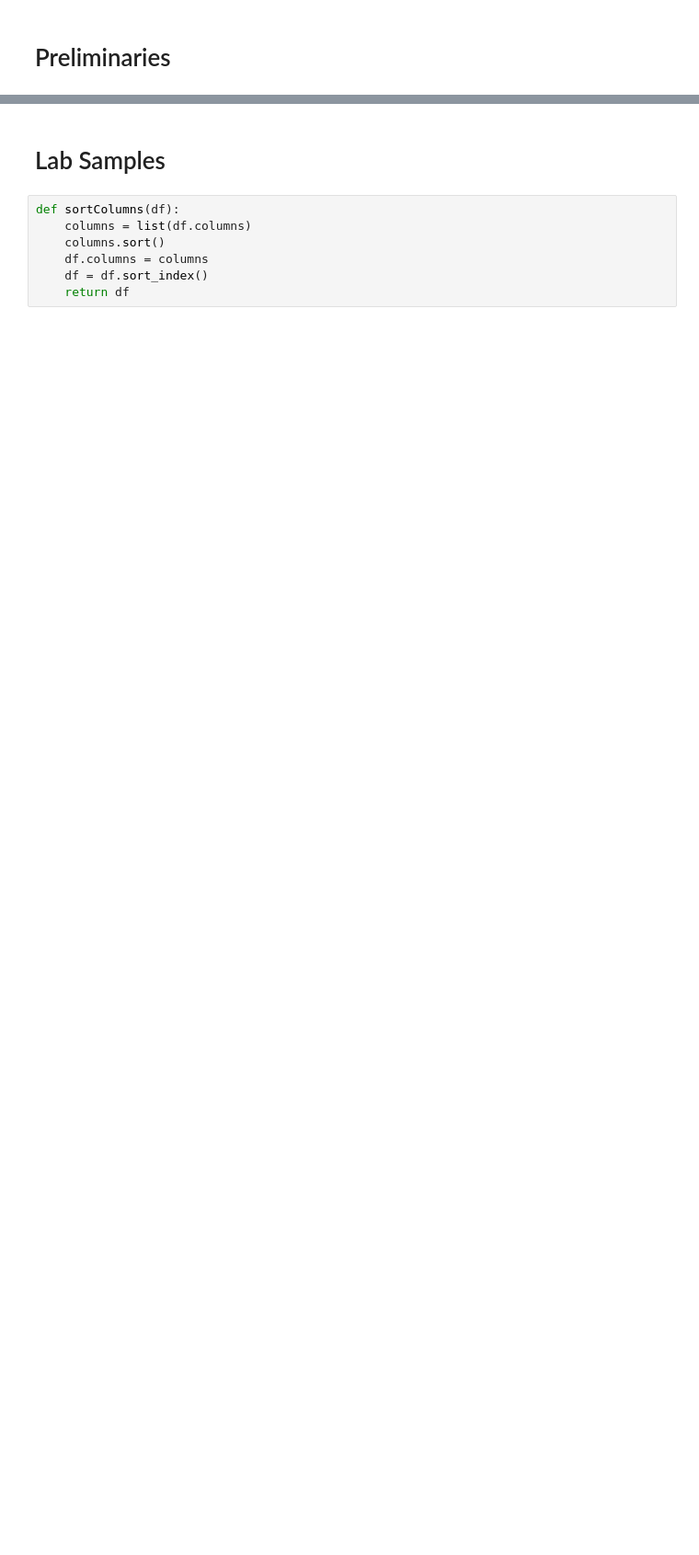
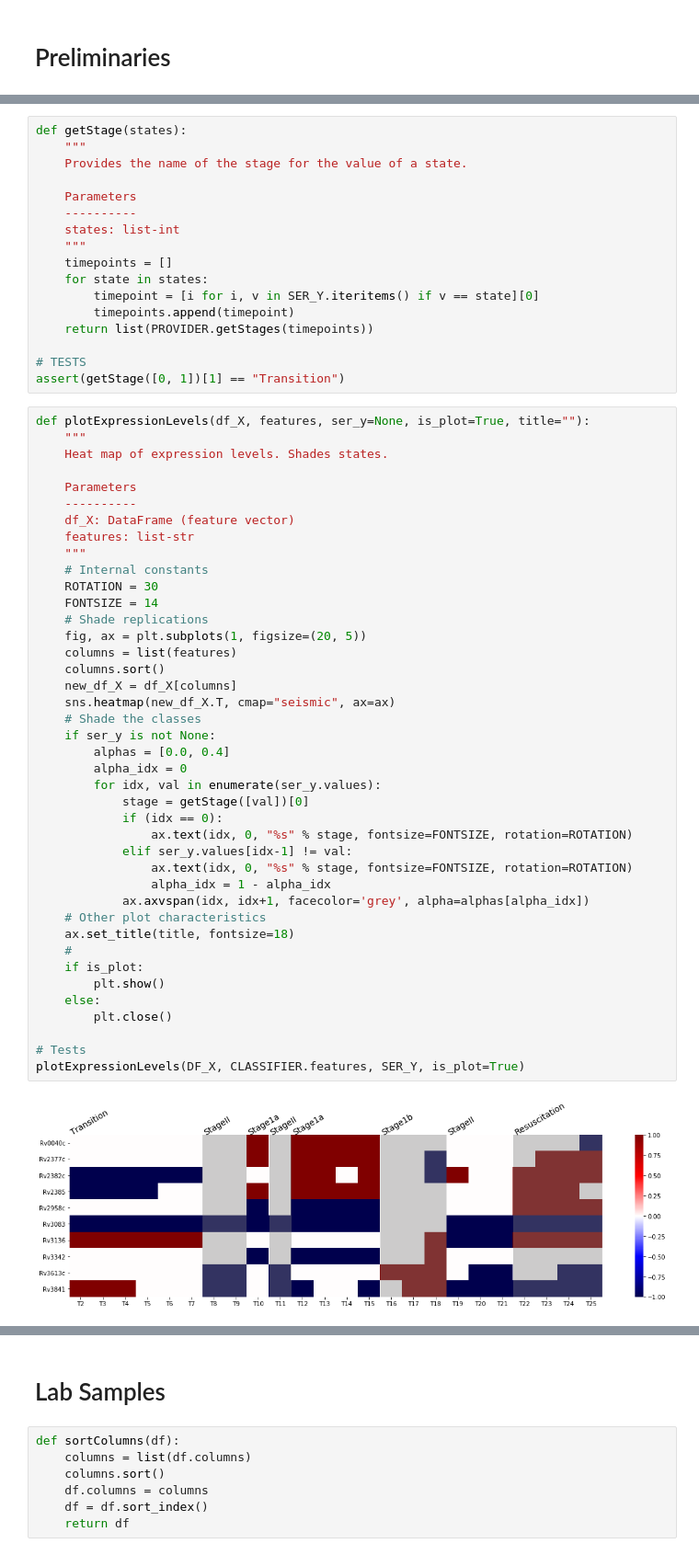
Before and after one commit to uwescience/xstate, a Jupyter notebook: notebooks/Classification of Lab Samples.ipynb, the cells around one changed output, grey strips where cells are left out. Shown at 92% size. Drawn from its saved outputs; the diff is of its cells as text; blank space fills up the shorter version.

Commit message:
Provide access to stage names

```diff
--- a/notebooks/Classification of Lab Samples.ipynb
+++ b/notebooks/Classification of Lab Samples.ipynb
@@ -28 +64,61 @@ from sklearn.model_selection import cross_val_score
+# %%
+def getStage(states):
+    """
+    Provides the name of the stage for the value of a state.
+
+    Parameters
+    ----------
+    states: list-int
+    """
+    timepoints = []
+    for state in states:
+        timepoint = [i for i, v in SER_Y.iteritems() if v == state][0]
+        timepoints.append(timepoint)
+    return list(PROVIDER.getStages(timepoints))
+
+# TESTS
+assert(getStage([0, 1])[1] == "Transition")
+# %%
+def plotExpressionLevels(df_X, features, ser_y=None, is_plot=True, title=""):
+    """
+    Heat map of expression levels. Shades states.
+
+    Parameters
+    ----------
+    df_X: DataFrame (feature vector)
+    features: list-str
+    """
+    # Internal constants
+    ROTATION = 30
+    FONTSIZE = 14
+    # Shade replications
+    fig, ax = plt.subplots(1, figsize=(20, 5))
+    columns = list(features)
+    columns.sort()
+    new_df_X = df_X[columns]
+    sns.heatmap(new_df_X.T, cmap="seismic", ax=ax)
+    # Shade the classes
+    if ser_y is not None:
+        alphas = [0.0, 0.4]
+        alpha_idx = 0
+        for idx, val in enumerate(ser_y.values):
+            stage = getStage([val])[0]
+            if (idx == 0):
+                ax.text(idx, 0, "%s" % stage, fontsize=FONTSIZE, rotation=ROTATION)
+            elif ser_y.values[idx-1] != val:
+                ax.text(idx, 0, "%s" % stage, fontsize=FONTSIZE, rotation=ROTATION)
+                alpha_idx = 1 - alpha_idx
+            ax.axvspan(idx, idx+1, facecolor='grey', alpha=alphas[alpha_idx])
+    # Other plot characteristics
+    ax.set_title(title, fontsize=18)
+    #
+    if is_plot:
+        plt.show()
+    else:
+        plt.close()
+
+# Tests
+plotExpressionLevels(DF_X, CLASSIFIER.features, SER_Y, is_plot=True)
+# %% [output]
+[figure, added]
 # %% [markdown]
```
Also changed, not shown: parts of 48 cells of this notebook, 5 other files.
